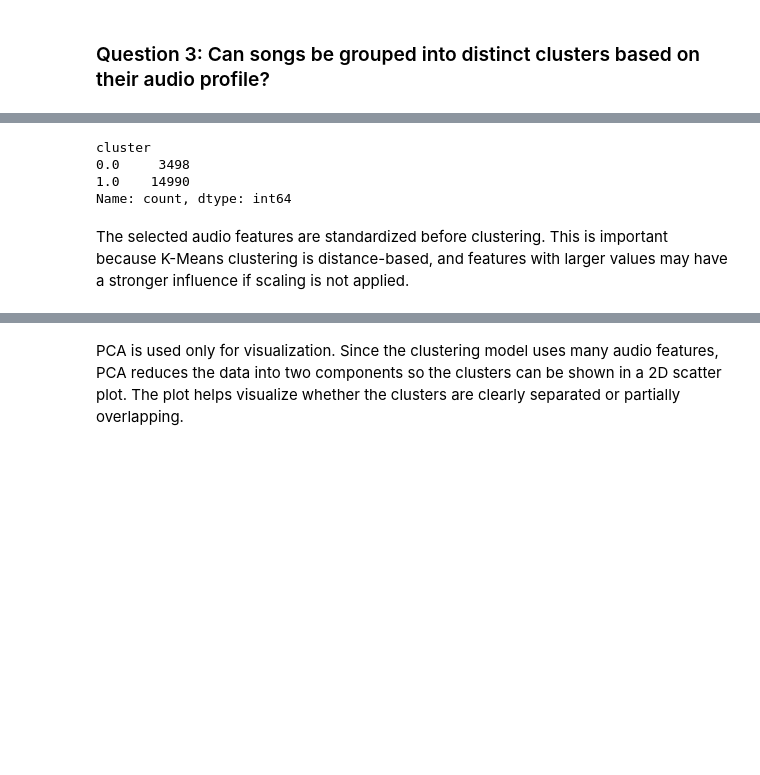
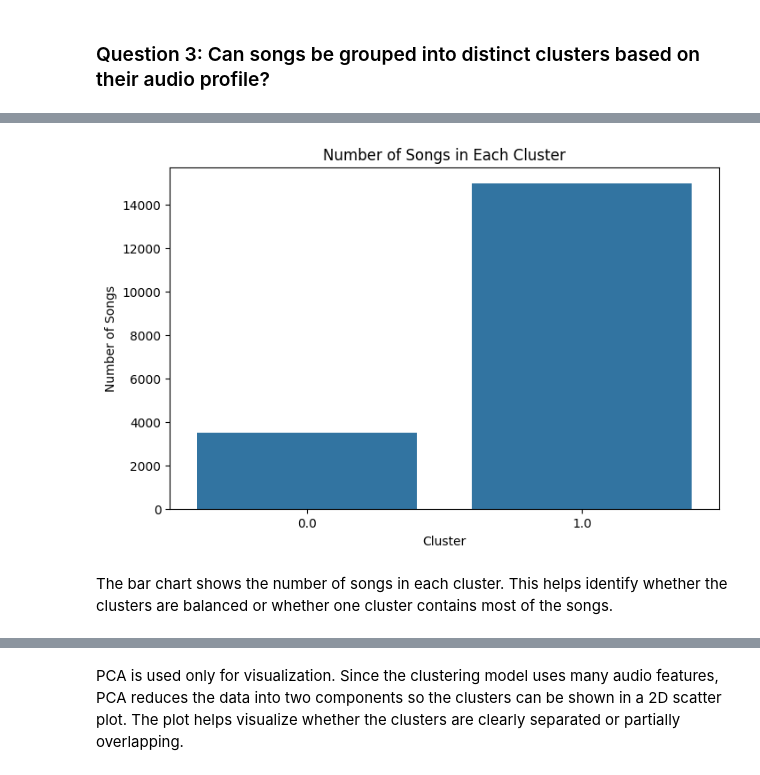
Before and after one commit to chanjyi/Spotify-vs-Youtube, a Jupyter notebook: TT6L_G05_Notebook.ipynb, the cells around one changed output, grey strips where cells are left out. Drawn from its saved outputs; the diff is of its cells as text; code cells hidden in the pictures; blank space fills up the shorter version.

```diff
--- a/TT6L_G05_Notebook.ipynb
+++ b/TT6L_G05_Notebook.ipynb
@@ -1541,45 +1773,12 @@ Before applying K-Means, the features are standardized because variables such as
 # %%
-from sklearn.preprocessing import StandardScaler
-from sklearn.cluster import KMeans
-from sklearn.metrics import silhouette_score
-import pandas as pd
-import matplotlib.pyplot as plt
-import seaborn as sns
-
-# Select audio features for clustering
-cluster_features = [
-    'Danceability', 'Energy', 'Valence', 'Acousticness',
-    'Instrumentalness', 'Liveness', 'Speechiness',
-    'Loudness', 'Tempo', 'Duration_ms'
-]
-
-# Create clustering dataset
-df_cluster = df_clean[cluster_features].copy()
-
-# Drop rows with missing values only for clustering
-df_cluster = df_cluster.dropna()
-
-# Standardize the audio features
-scaler = StandardScaler()
-X_cluster_scaled = scaler.fit_transform(df_cluster)
-
-# Choose number of clusters
-# You can change this to the best k from your silhouette score / elbow method
-best_k = 2
-
-# Apply K-Means clustering
-kmeans = KMeans(n_clusters=best_k, random_state=42, n_init=10)
-
-# Assign cluster labels back to df_clean
-df_clean.loc[df_cluster.index, 'cluster'] = kmeans.fit_predict(X_cluster_scaled)
-
-# Check result
-df_clean['cluster'].value_counts().sort_index()
+plt.figure(figsize=(8, 5))
+sns.countplot(data=df_clean, x='cluster')
+plt.title('Number of Songs in Each Cluster')
+plt.xlabel('Cluster')
+plt.ylabel('Number of Songs')
+plt.show()
 # %% [output]
-cluster
-0.0     3498
-1.0    14990
-Name: count, dtype: int64
+[figure, added]
-# %% [markdown]
-The selected audio features are standardized before clustering. This is important because K-Means clustering is distance-based, and features with larger values may have a stronger influence if scaling is not applied.
+# %% [markdown]
+The bar chart shows the number of songs in each cluster. This helps identify whether the clusters are balanced or whether one cluster contains most of the songs.
 # %%
```
Also changed, not shown: parts of 37 cells of this notebook, 1 other file.
